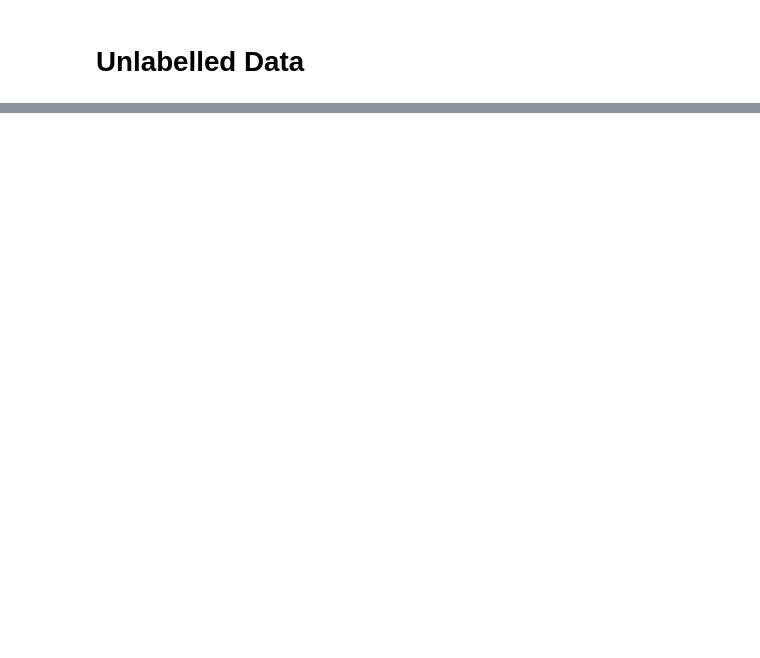
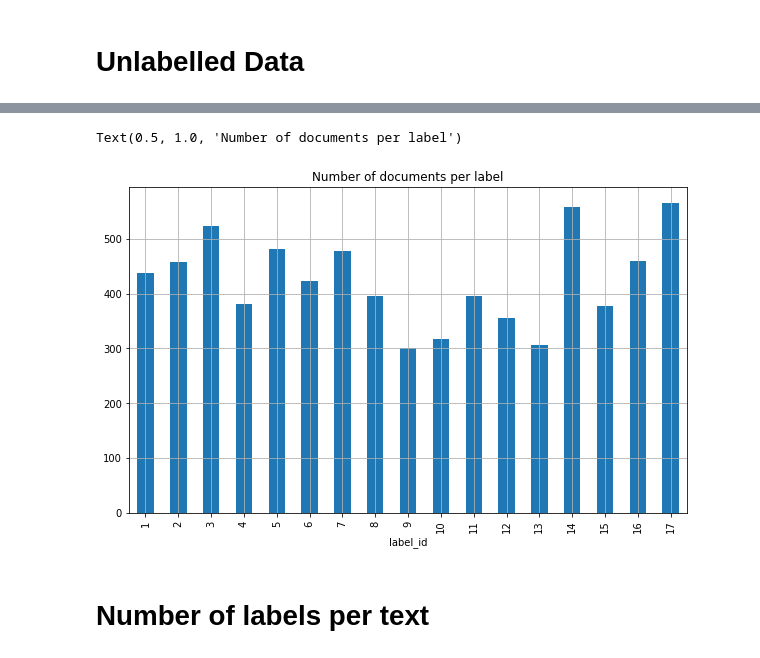
Before and after one commit to vondersam/sdgs_text_classifier, a Jupyter notebook: experiments/data_analysis.ipynb, the cells around one changed output, grey strips where cells are left out. Cells and saved outputs as stored; diff of their text form; code cells hidden in the pictures; blank space fills up the shorter version.

```diff
--- a/experiments/data_analysis.ipynb
+++ b/experiments/data_analysis.ipynb
@@ -39,0 +54,5 @@ unlabelled.head(3)
+# %%
+txt_per_label = pd.Series(Counter(chain(*labelled.labels))).sort_index().rename_axis('label_id').reset_index(name='count')
+txt_per_label.label_id = df.label_id.astype('int')
+txt_per_label.sort_values(by='label_id', inplace=True)
+txt_per_label
@@ -39,0 +78,8 @@ unlabelled.head(3)
+# %%
+txt_per_label.plot(x='label_id', y='count', kind='bar', legend=False, grid=True, figsize=(10, 6))
+plt.title("Number of documents per label")
+# %% [output]
+Text(0.5, 1.0, 'Number of documents per label')
+[figure, added]
+# %% [markdown]
+# Number of labels per text
```
Also changed, not shown: parts of 12 cells of this notebook.
